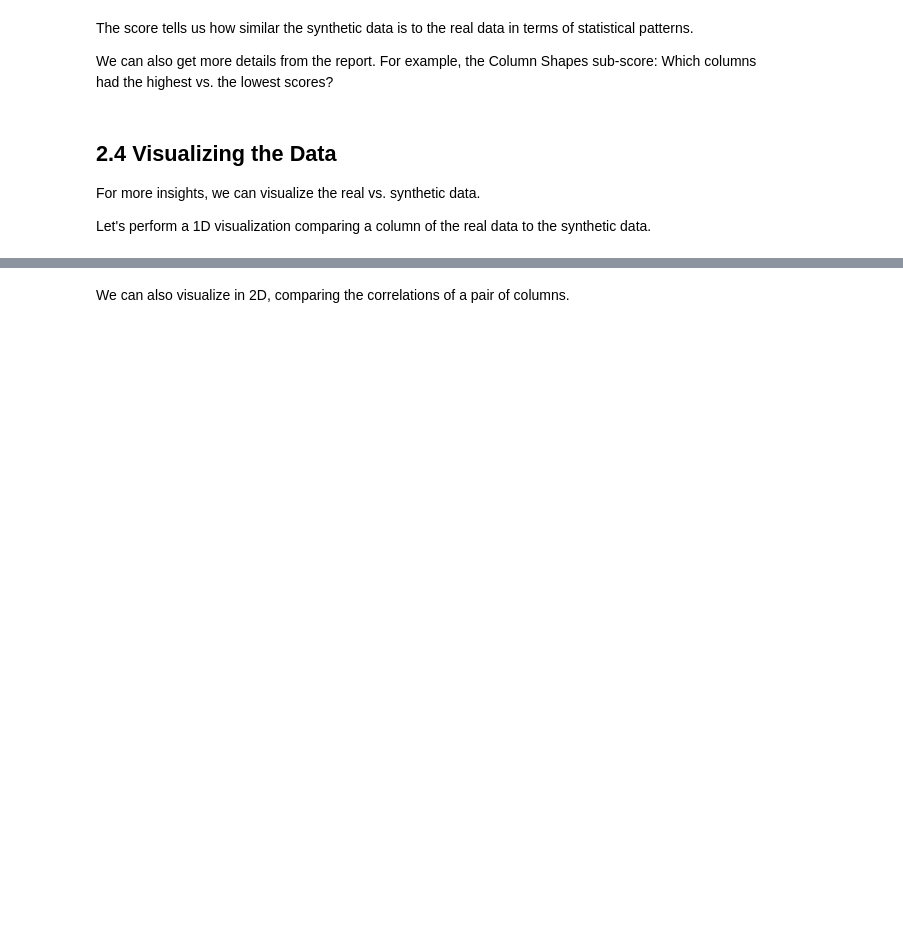
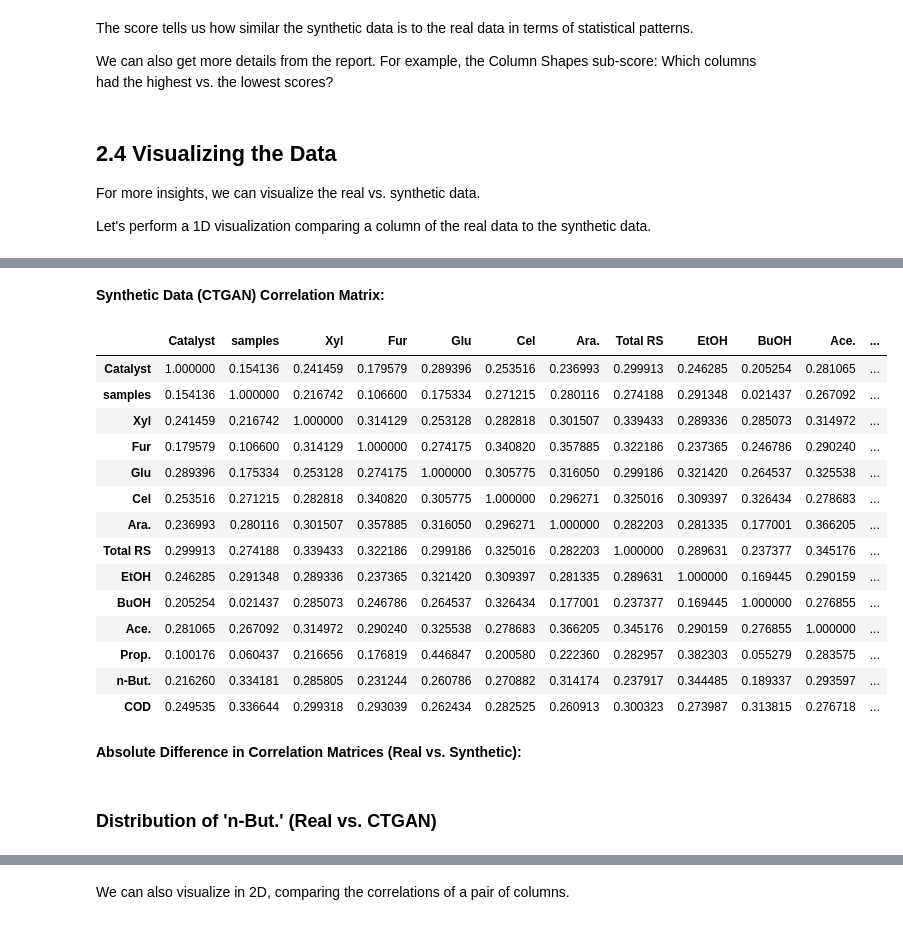
Before and after one commit to umraodeepika7-dotcom/ctgan, a Jupyter notebook: SDV_Synthesize_a_table_(CTGAN).ipynb, the cells around one changed output, grey strips where cells are left out. Saved outputs shown, nothing was run; the diff lists cells and outputs as text; code cells hidden in the pictures; blank space fills up the shorter version.

```diff
--- a/SDV_Synthesize_a_table_(CTGAN).ipynb
+++ b/SDV_Synthesize_a_table_(CTGAN).ipynb
@@ -450,0 +487,24 @@ Let's perform a 1D visualization comparing a column of the real data to the synt
+# %% [markdown]
+**Synthetic Data (CTGAN) Correlation Matrix:**
+# %%
+display(synthetic_correlation_matrix)
+# %% [output]
+|  | Catalyst | samples | Xyl | Fur | Glu | Cel | Ara. | Total RS | EtOH | BuOH | Ace. | ... |
+| Catalyst | 1.000000 | 0.154136 | 0.241459 | 0.179579 | 0.289396 | 0.253516 | 0.236993 | 0.299913 | 0.246285 | 0.205254 | 0.281065 | ... |
+| samples | 0.154136 | 1.000000 | 0.216742 | 0.106600 | 0.175334 | 0.271215 | 0.280116 | 0.274188 | 0.291348 | 0.021437 | 0.267092 | ... |
+| Xyl | 0.241459 | 0.216742 | 1.000000 | 0.314129 | 0.253128 | 0.282818 | 0.301507 | 0.339433 | 0.289336 | 0.285073 | 0.314972 | ... |
+| Fur | 0.179579 | 0.106600 | 0.314129 | 1.000000 | 0.274175 | 0.340820 | 0.357885 | 0.322186 | 0.237365 | 0.246786 | 0.290240 | ... |
+| Glu | 0.289396 | 0.175334 | 0.253128 | 0.274175 | 1.000000 | 0.305775 | 0.316050 | 0.299186 | 0.321420 | 0.264537 | 0.325538 | ... |
+| Cel | 0.253516 | 0.271215 | 0.282818 | 0.340820 | 0.305775 | 1.000000 | 0.296271 | 0.325016 | 0.309397 | 0.326434 | 0.278683 | ... |
+| Ara. | 0.236993 | 0.280116 | 0.301507 | 0.357885 | 0.316050 | 0.296271 | 1.000000 | 0.282203 | 0.281335 | 0.177001 | 0.366205 | ... |
+| Total RS | 0.299913 | 0.274188 | 0.339433 | 0.322186 | 0.299186 | 0.325016 | 0.282203 | 1.000000 | 0.289631 | 0.237377 | 0.345176 | ... |
+| EtOH | 0.246285 | 0.291348 | 0.289336 | 0.237365 | 0.321420 | 0.309397 | 0.281335 | 0.289631 | 1.000000 | 0.169445 | 0.290159 | ... |
+| BuOH | 0.205254 | 0.021437 | 0.285073 | 0.246786 | 0.264537 | 0.326434 | 0.177001 | 0.237377 | 0.169445 | 1.000000 | 0.276855 | ... |
+| Ace. | 0.281065 | 0.267092 | 0.314972 | 0.290240 | 0.325538 | 0.278683 | 0.366205 | 0.345176 | 0.290159 | 0.276855 | 1.000000 | ... |
+| Prop. | 0.100176 | 0.060437 | 0.216656 | 0.176819 | 0.446847 | 0.200580 | 0.222360 | 0.282957 | 0.382303 | 0.055279 | 0.283575 | ... |
+| n-But. | 0.216260 | 0.334181 | 0.285805 | 0.231244 | 0.260786 | 0.270882 | 0.314174 | 0.237917 | 0.344485 | 0.189337 | 0.293597 | ... |
+| COD | 0.249535 | 0.336644 | 0.299318 | 0.293039 | 0.262434 | 0.282525 | 0.260913 | 0.300323 | 0.273987 | 0.313815 | 0.276718 | ... |
+# %% [markdown]
+**Absolute Difference in Correlation Matrices (Real vs. Synthetic):**
+# %% [markdown]
+### Distribution of 'n-But.' (Real vs. CTGAN)
```
Also changed, not shown: parts of 15 cells of this notebook.
